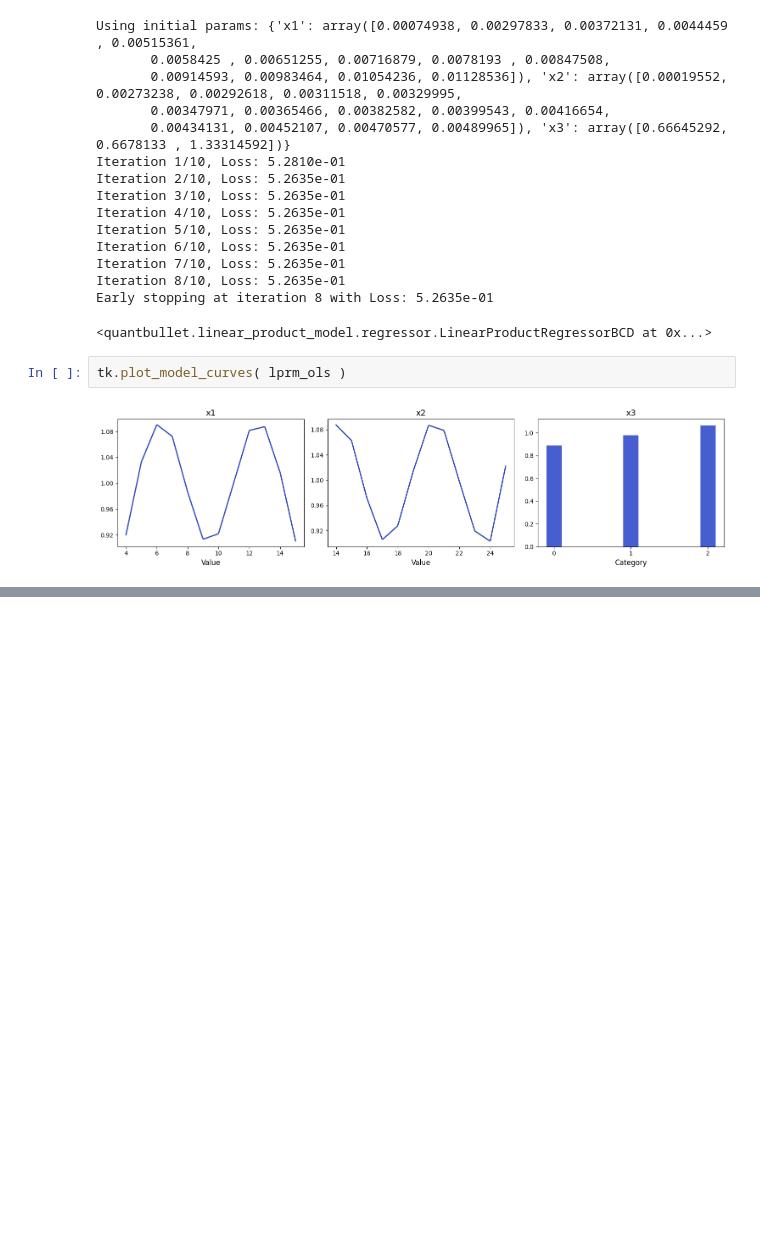
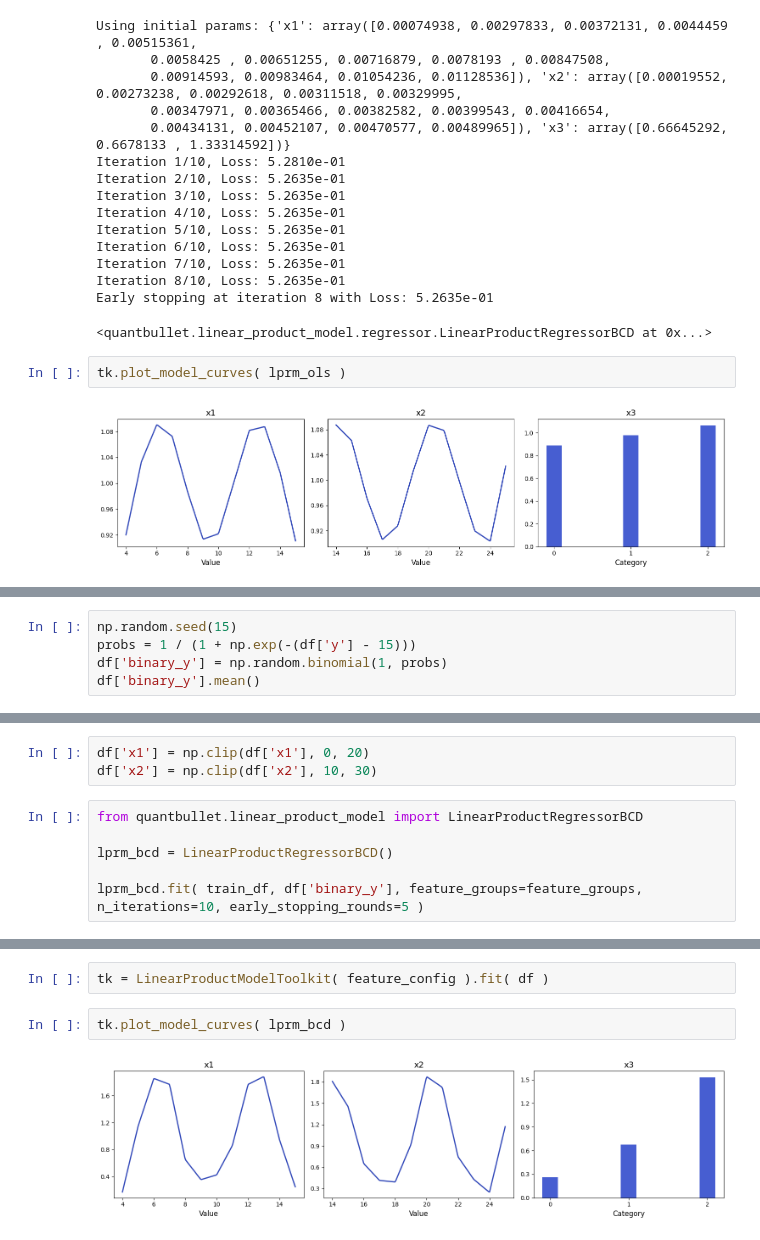
Before and after one commit to YimingZhang07/quantbullet, a Jupyter notebook: docs/linear_product_model/linear_product_model_diagnostics.ipynb, the cells around one changed output, grey strips where cells are left out. Cells and saved outputs as stored; diff of their text form; blank space fills up the shorter version.

```diff
--- a/docs/linear_product_model/linear_product_model_diagnostics.ipynb
+++ b/docs/linear_product_model/linear_product_model_diagnostics.ipynb
@@ -62,0 +67,5 @@ tk.plot_model_implied_errors( lprm_ols, df, df['y'], train_df, sample_frac=0.05
+# %%
+np.random.seed(15)
+probs = 1 / (1 + np.exp(-(df['y'] - 15)))
+df['binary_y'] = np.random.binomial(1, probs)
+df['binary_y'].mean()
@@ -62,0 +74,9 @@ tk.plot_model_implied_errors( lprm_ols, df, df['y'], train_df, sample_frac=0.05
+# %%
+df['x1'] = np.clip(df['x1'], 0, 20)
+df['x2'] = np.clip(df['x2'], 10, 30)
+# %%
+from quantbullet.linear_product_model import LinearProductRegressorBCD
+
+lprm_bcd = LinearProductRegressorBCD()
+
+lprm_bcd.fit( train_df, df['binary_y'], feature_groups=feature_groups, n_iterations=10, early_stopping_rounds=5 )
@@ -62,0 +101,6 @@ tk.plot_model_implied_errors( lprm_ols, df, df['y'], train_df, sample_frac=0.05
+# %%
+tk = LinearProductModelToolkit( feature_config ).fit( df )
+# %%
+tk.plot_model_curves( lprm_bcd )
+# %% [output]
+[figure, added]
```
Also changed, not shown: parts of 6 cells of this notebook, 2 other files.
